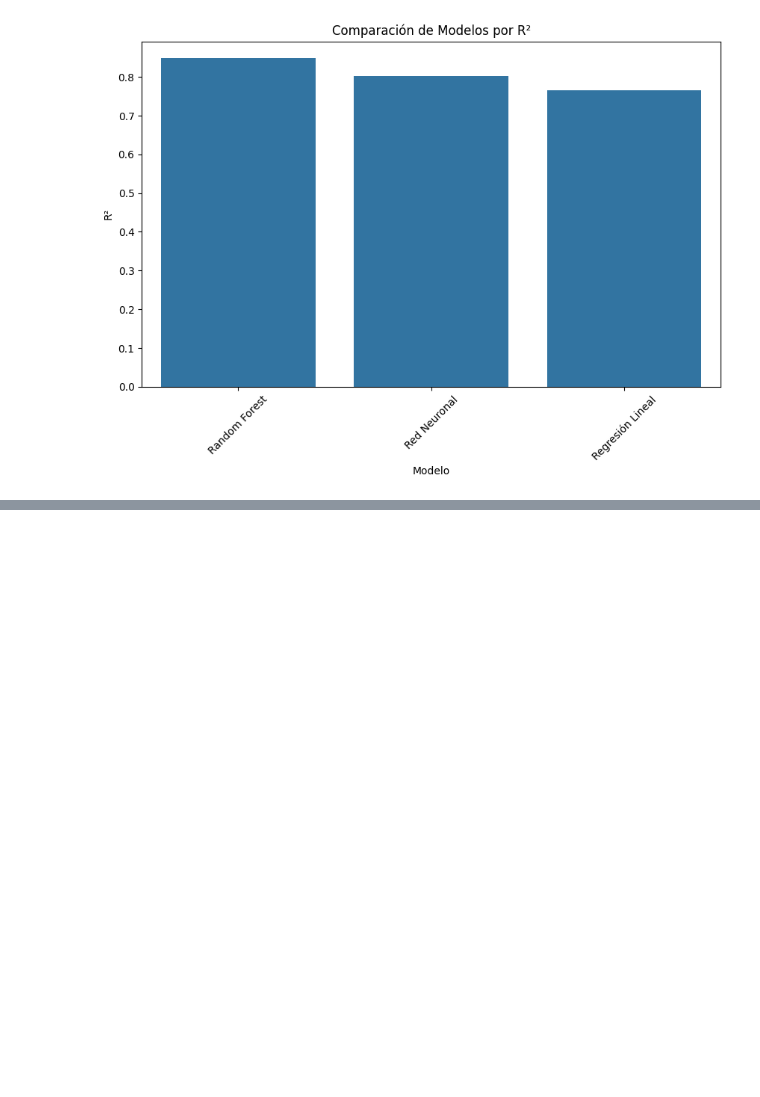
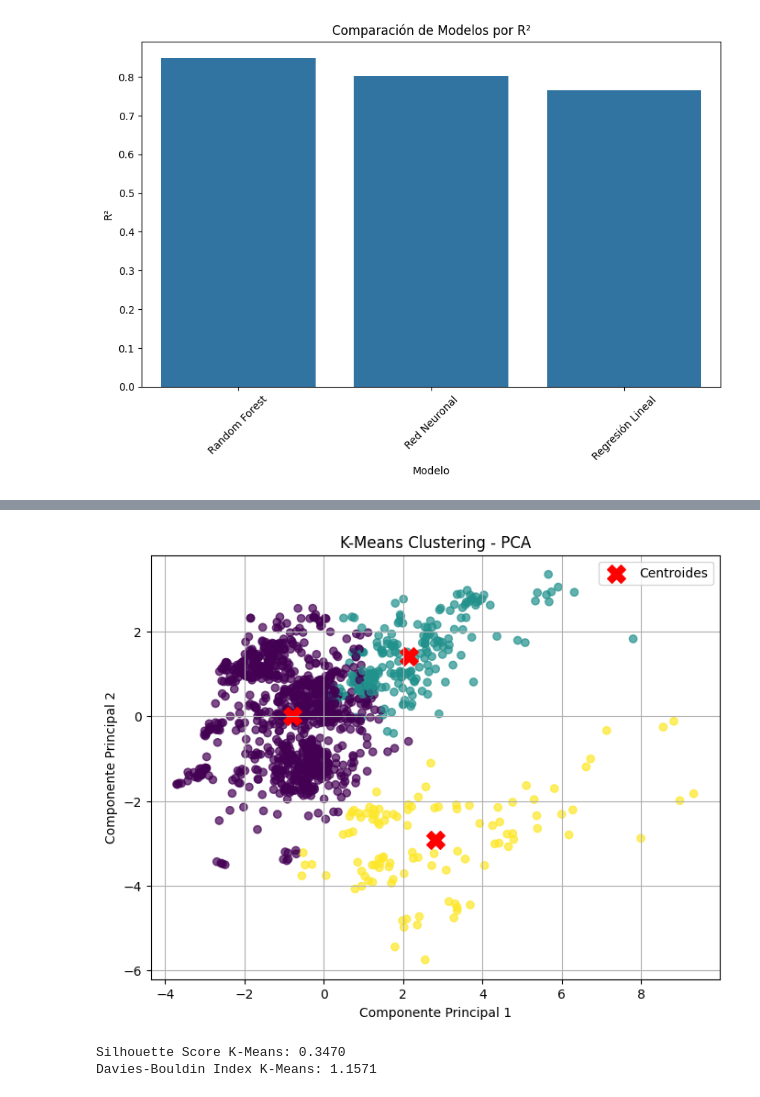
Before and after one commit to JuanLopezAranzazu/proyecto2-3-ciencia-datos, a Jupyter notebook: notebooks/predictive_models.ipynb, the cells around one changed output, grey strips where cells are left out. Drawn from its saved outputs; the diff is of its cells as text; code cells hidden in the pictures; blank space fills up the shorter version.

```diff
--- a/notebooks/predictive_models.ipynb
+++ b/notebooks/predictive_models.ipynb
@@ -329,0 +362,11 @@ plt.show()
+# %%
+# KMeans Clustering
+
+kmeans = KMeans(n_clusters=3, random_state=42, n_init=10)
+
+kmeans.fit(data_scaled)
+clusters_kmeans = kmeans.labels_
+
+df_kmeans = data.copy()
+df_kmeans['Cluster'] = clusters_kmeans
+df_kmeans
@@ -329,0 +397,26 @@ plt.show()
+# %%
+# Visualización de los clusters K-Means
+plt.figure(figsize=(8, 6))
+plt.scatter(data_pca[:, 0], data_pca[:, 1], c=clusters_kmeans, cmap='viridis', alpha=0.7)
+
+centroids = pca.transform(kmeans.cluster_centers_)
+
+plt.scatter(centroids[:, 0], centroids[:, 1], c='red', marker='X', s=200, label='Centroides')
+
+plt.xlabel("Componente Principal 1")
+plt.ylabel("Componente Principal 2")
+plt.title("K-Means Clustering - PCA")
+plt.legend()
+plt.grid()
+plt.show()
+# %% [output]
+[figure, added]
+# %%
+# Resultados de KMeans
+silhouette_kmeans = silhouette_score(data_scaled, clusters_kmeans)
+print(f"Silhouette Score K-Means: {silhouette_kmeans:.4f}")
+dbi_kmeans = davies_bouldin_score(data_scaled, clusters_kmeans)
+print(f"Davies-Bouldin Index K-Means: {dbi_kmeans:.4f}")
+# %% [output]
+Silhouette Score K-Means: 0.3470
+Davies-Bouldin Index K-Means: 1.1571
```
Also changed, not shown: parts of 14 cells of this notebook, 1 other file.
